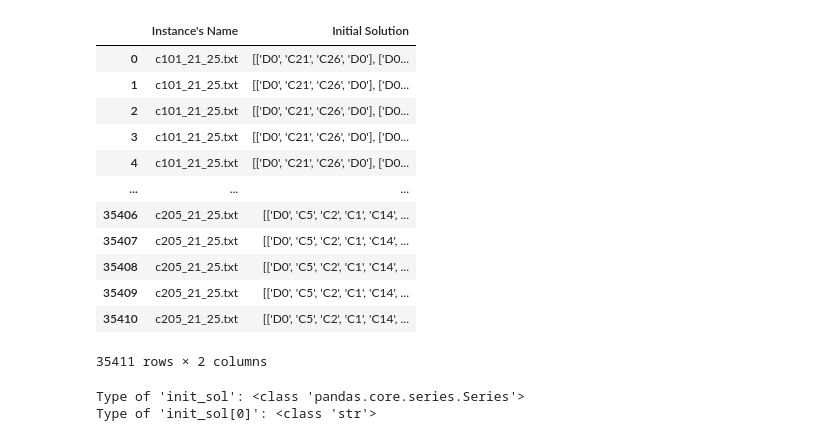
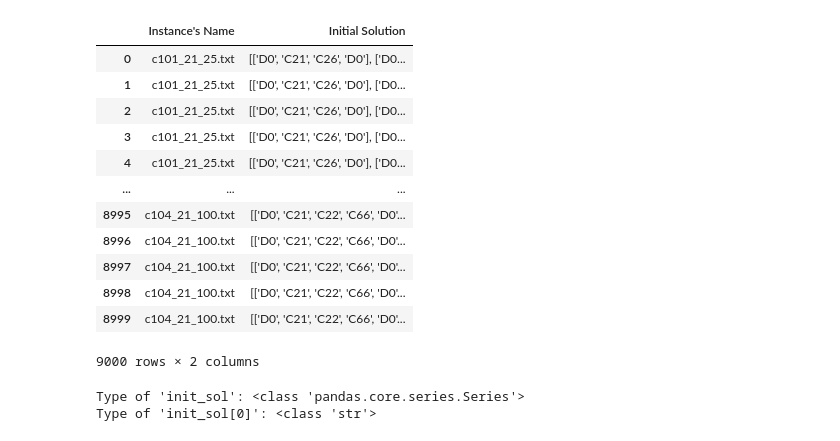
Before and after one commit to Antonet99/Route-CNN, a Jupyter notebook: progetto.ipynb, the cells around one changed output. Cells and saved outputs as stored; diff of their text form; code cells hidden in the pictures.

```diff
--- a/progetto.ipynb
+++ b/progetto.ipynb
@@ -1,27 +1,28 @@
 # %%
 import pandas as pd
 import numpy as np
 
 path = "DB-Output_original.csv"
 data = pd.read_csv(path)
+data = data[:9000] # posso ridurre da 35mila a 9mila senza perdere i luoghi
 pd.set_option('display.max_columns', None)
 
 data = data.loc[:, :'Initial Solution']
 data
 # %% [output]
 |  | Instance's Name | Initial Solution |
 | 0 | c101_21_25.txt | [['D0', 'C21', 'C26', 'D0'], ['D0... |
 | 1 | c101_21_25.txt | [['D0', 'C21', 'C26', 'D0'], ['D0... |
 | 2 | c101_21_25.txt | [['D0', 'C21', 'C26', 'D0'], ['D0... |
 | 3 | c101_21_25.txt | [['D0', 'C21', 'C26', 'D0'], ['D0... |
 | 4 | c101_21_25.txt | [['D0', 'C21', 'C26', 'D0'], ['D0... |
 | ... | ... | ... |
-| 35406 | c205_21_25.txt | [['D0', 'C5', 'C2', 'C1', 'C14', ... |
-| 35407 | c205_21_25.txt | [['D0', 'C5', 'C2', 'C1', 'C14', ... |
-| 35408 | c205_21_25.txt | [['D0', 'C5', 'C2', 'C1', 'C14', ... |
-| 35409 | c205_21_25.txt | [['D0', 'C5', 'C2', 'C1', 'C14', ... |
-| 35410 | c205_21_25.txt | [['D0', 'C5', 'C2', 'C1', 'C14', ... |
+| 8995 | c104_21_100.txt | [['D0', 'C21', 'C22', 'C66', 'D0'... |
+| 8996 | c104_21_100.txt | [['D0', 'C21', 'C22', 'C66', 'D0'... |
+| 8997 | c104_21_100.txt | [['D0', 'C21', 'C22', 'C66', 'D0'... |
+| 8998 | c104_21_100.txt | [['D0', 'C21', 'C22', 'C66', 'D0'... |
+| 8999 | c104_21_100.txt | [['D0', 'C21', 'C22', 'C66', 'D0'... |
-35411 rows × 2 columns
+9000 rows × 2 columns
 # %%
 init_sol = data['Initial Solution']
 print("Type of 'init_sol':", type(init_sol))
```
Also changed, not shown: parts of 6 cells of this notebook.
